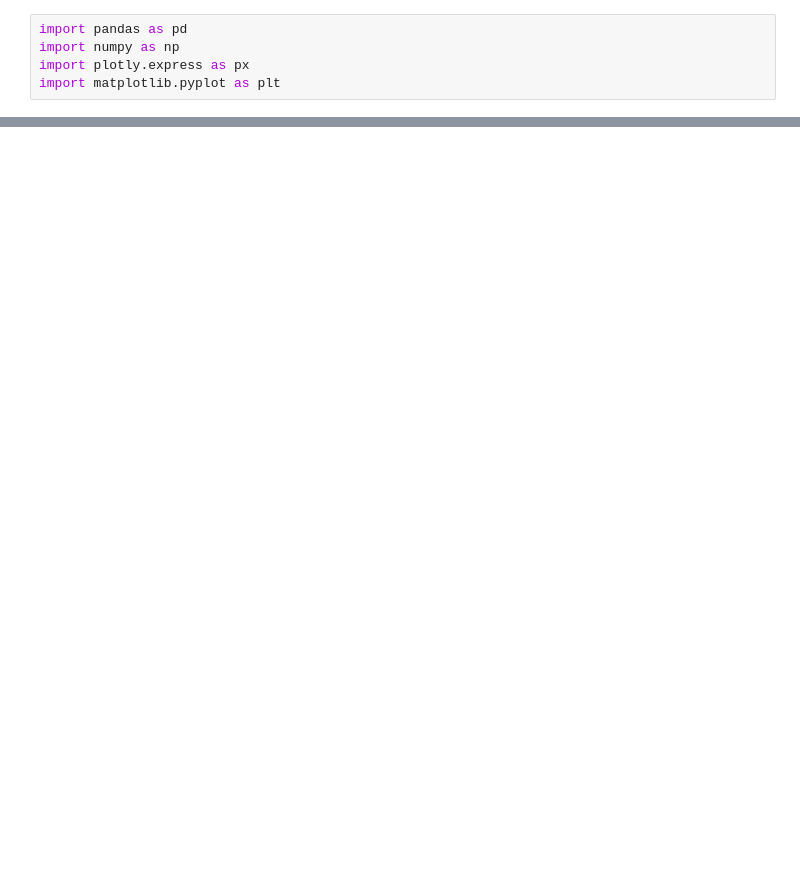
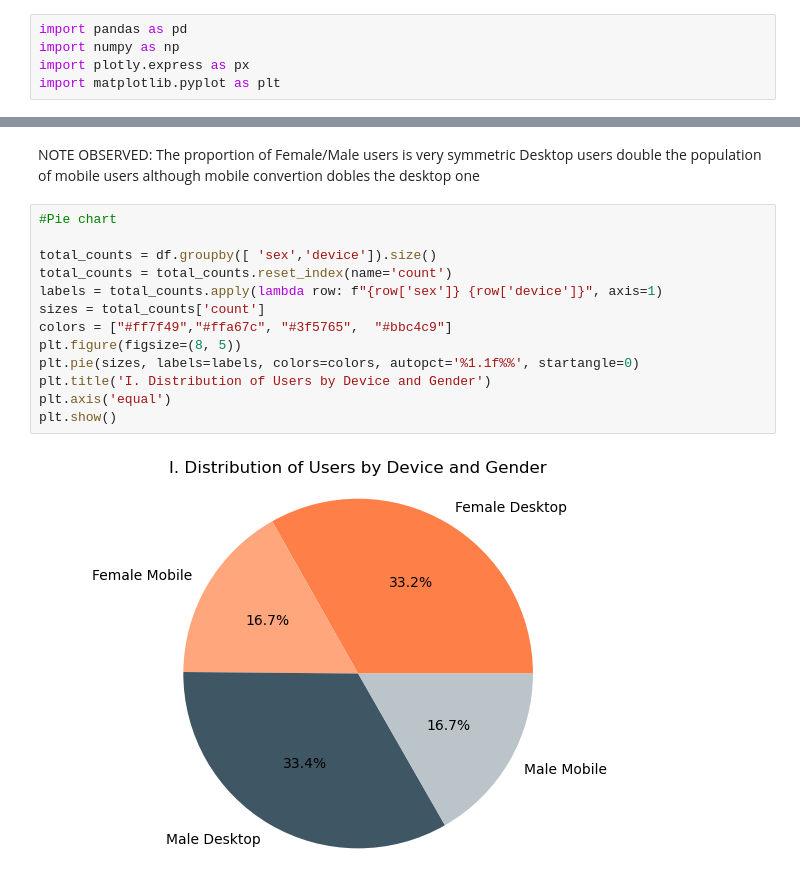
Before and after one commit to NicoapBol/Data-Analytics-Projects, a Jupyter notebook: 007. Clara Data Case/00_case_code.ipynb, the cells around one changed output, grey strips where cells are left out. Saved outputs shown, nothing was run; the diff lists cells and outputs as text; blank space fills up the shorter version.

```diff
--- a/007. Clara Data Case/00_case_code.ipynb
+++ b/007. Clara Data Case/00_case_code.ipynb
@@ -175,0 +272,18 @@ fig.show()
+# %% [markdown]
+NOTE OBSERVED: The proportion of Female/Male users is very symmetric
+Desktop users double the population of mobile users although mobile convertion dobles the desktop one
+# %%
+#Pie chart
+
+total_counts = df.groupby([ 'sex','device']).size()
+total_counts = total_counts.reset_index(name='count')
+labels = total_counts.apply(lambda row: f"{row['sex']} {row['device']}", axis=1)
+sizes = total_counts['count']
+colors = ["#ff7f49","#ffa67c", "#3f5765",  "#bbc4c9"]
+plt.figure(figsize=(8, 5))
+plt.pie(sizes, labels=labels, colors=colors, autopct='%1.1f%%', startangle=0)
+plt.title('I. Distribution of Users by Device and Gender')
+plt.axis('equal')
+plt.show()
+# %% [output]
+[figure, added]
```
Also changed, not shown: parts of 27 cells of this notebook, 1 other file.
